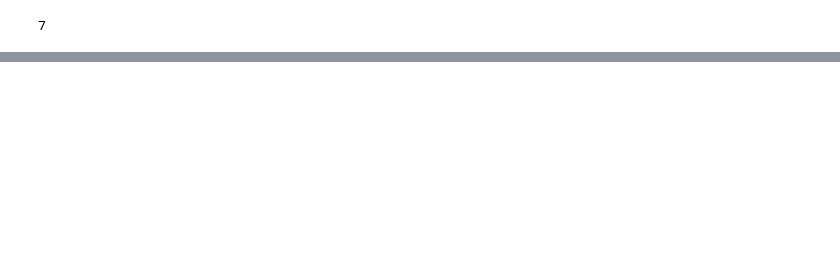
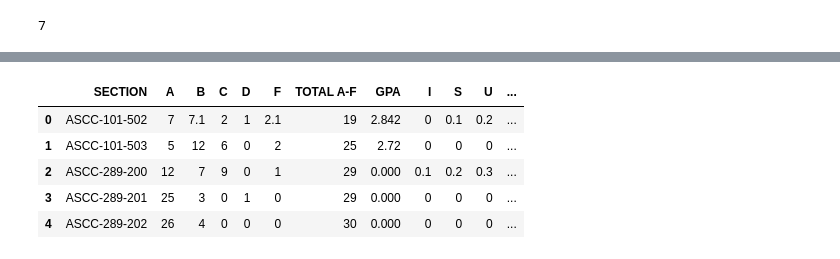
Before and after one commit to pandey-tushar/Datathon-21, a Jupyter notebook: Web_scraping.ipynb, the cells around one changed output, grey strips where cells are left out. Saved outputs shown, nothing was run; the diff lists cells and outputs as text; code cells hidden in the pictures; blank space fills up the shorter version.

```diff
--- a/Web_scraping.ipynb
+++ b/Web_scraping.ipynb
@@ -95,0 +128,11 @@ section_df = combined_df[combined_df['SECTION'] != "COURSE TOTAL:"]
+# %%
+merged_section_df = merged_section_df.drop(columns = ['Year-Sem'])
+merged_course_df = merged_course_df.drop(columns=['Year-Sem'])
+merged_section_df.head()
+# %% [output]
+|  | SECTION | A | B | C | D | F | TOTAL A-F | GPA | I | S | U | ... |
+| 0 | ASCC-101-502 | 7 | 7.1 | 2 | 1 | 2.1 | 19 | 2.842 | 0 | 0.1 | 0.2 | ... |
+| 1 | ASCC-101-503 | 5 | 12 | 6 | 0 | 2 | 25 | 2.72 | 0 | 0 | 0 | ... |
+| 2 | ASCC-289-200 | 12 | 7 | 9 | 0 | 1 | 29 | 0.000 | 0.1 | 0.2 | 0.3 | ... |
+| 3 | ASCC-289-201 | 25 | 3 | 0 | 1 | 0 | 29 | 0.000 | 0 | 0 | 0 | ... |
+| 4 | ASCC-289-202 | 26 | 4 | 0 | 0 | 0 | 30 | 0.000 | 0 | 0 | 0 | ... |
```
Also changed, not shown: parts of 16 cells of this notebook, 2 other files.
